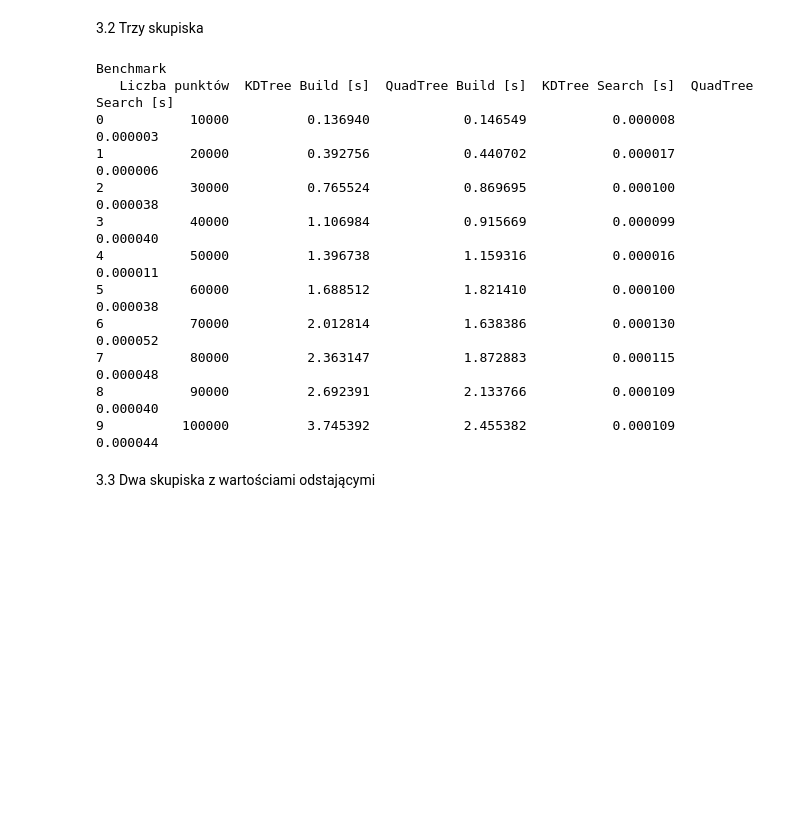
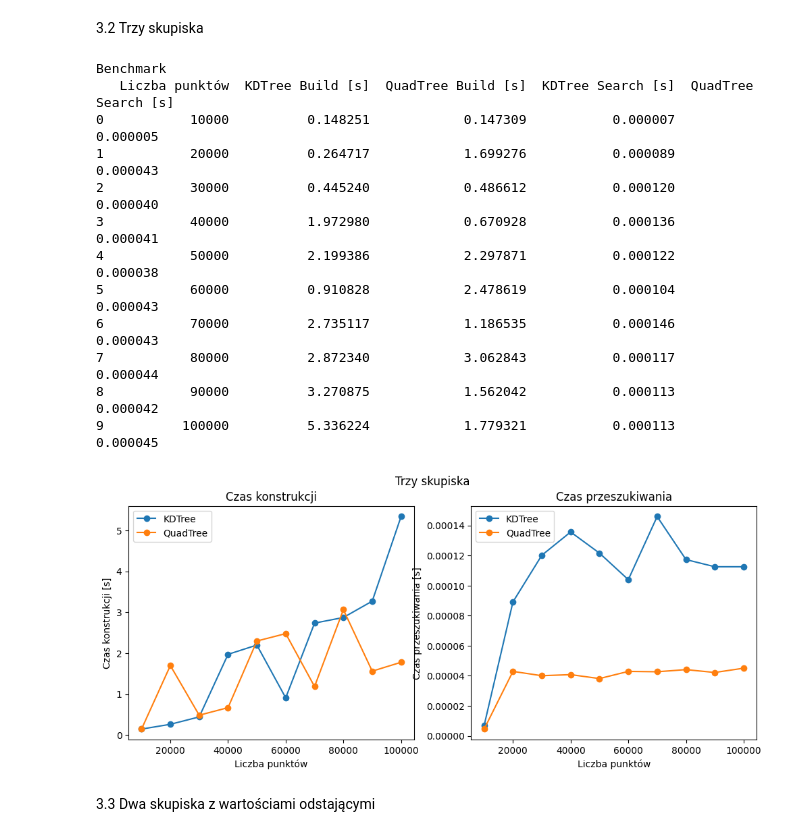
Before and after one commit to FloudMe77/QuadTree_and_KdTree, a Jupyter notebook: code/main.ipynb, the cells around one changed output. Saved outputs shown, nothing was run; the diff lists cells and outputs as text; code cells hidden in the pictures; blank space fills up the shorter version.

```diff
--- a/code/main.ipynb
+++ b/code/main.ipynb
@@ -173,20 +174,22 @@ Benchmark
 # %% [markdown]
 3.2 Trzy skupiska
 # %%
-show_time_table([gt.generate_clasters(10000*n,3,0,100,0,100) for n in range(1,11)])
+df32=show_time_table([gt.generate_clasters(10000*n,3,0,100,0,100) for n in range(1,11)],output_file="c32.csv")
+show_graphs(df32, "Trzy skupiska")
 # %% [output]
 Benchmark
    Liczba punktów  KDTree Build [s]  QuadTree Build [s]  KDTree Search [s]  QuadTree Search [s]
-0           10000          0.136940            0.146549           0.000008             0.000003
-1           20000          0.392756            0.440702           0.000017             0.000006
-2           30000          0.765524            0.869695           0.000100             0.000038
-3           40000          1.106984            0.915669           0.000099             0.000040
-4           50000          1.396738            1.159316           0.000016             0.000011
-5           60000          1.688512            1.821410           0.000100             0.000038
-6           70000          2.012814            1.638386           0.000130             0.000052
-7           80000          2.363147            1.872883           0.000115             0.000048
-8           90000          2.692391            2.133766           0.000109             0.000040
-9          100000          3.745392            2.455382           0.000109             0.000044
+0           10000          0.148251            0.147309           0.000007             0.000005
+1           20000          0.264717            1.699276           0.000089             0.000043
+2           30000          0.445240            0.486612           0.000120             0.000040
+3           40000          1.972980            0.670928           0.000136             0.000041
+4           50000          2.199386            2.297871           0.000122             0.000038
+5           60000          0.910828            2.478619           0.000104             0.000043
+6           70000          2.735117            1.186535           0.000146             0.000043
+7           80000          2.872340            3.062843           0.000117             0.000044
+8           90000          3.270875            1.562042           0.000113             0.000042
+9          100000          5.336224            1.779321           0.000113             0.000045
+[figure, added]
 # %% [markdown]
 3.3 Dwa skupiska z wartościami odstającymi
 # %%
```
Also changed, not shown: parts of 17 cells of this notebook.
